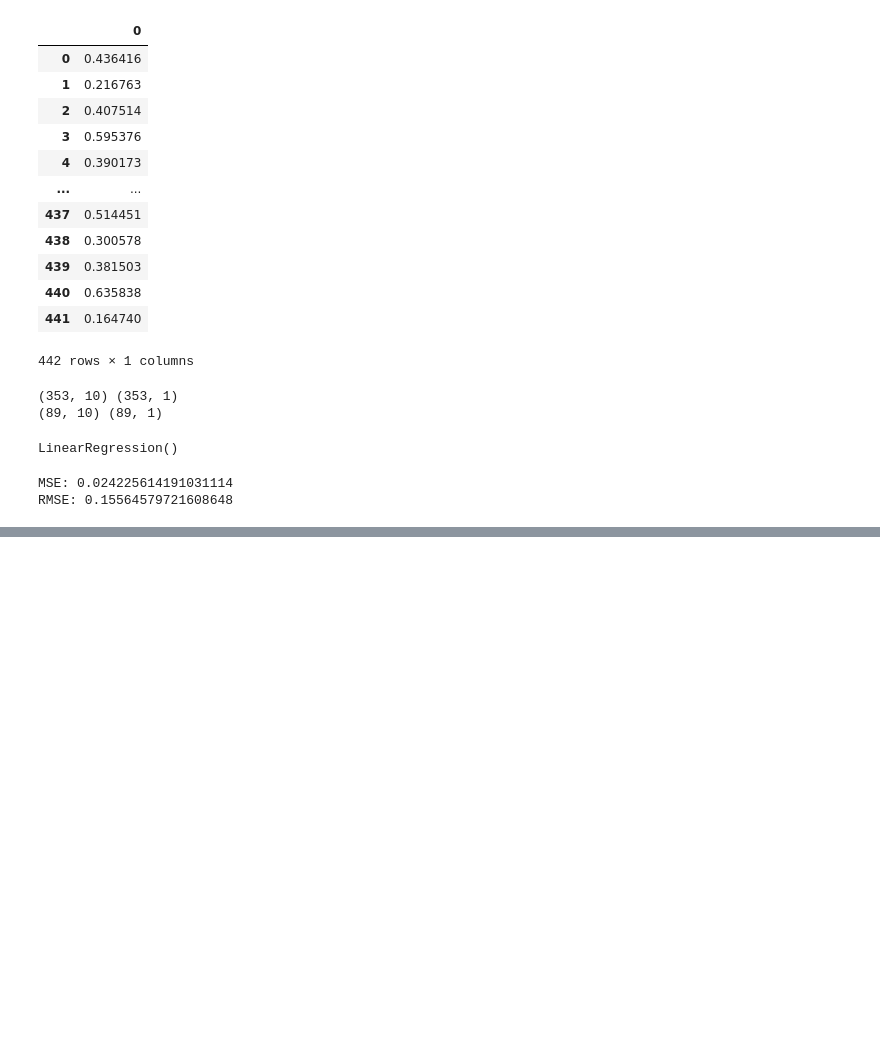
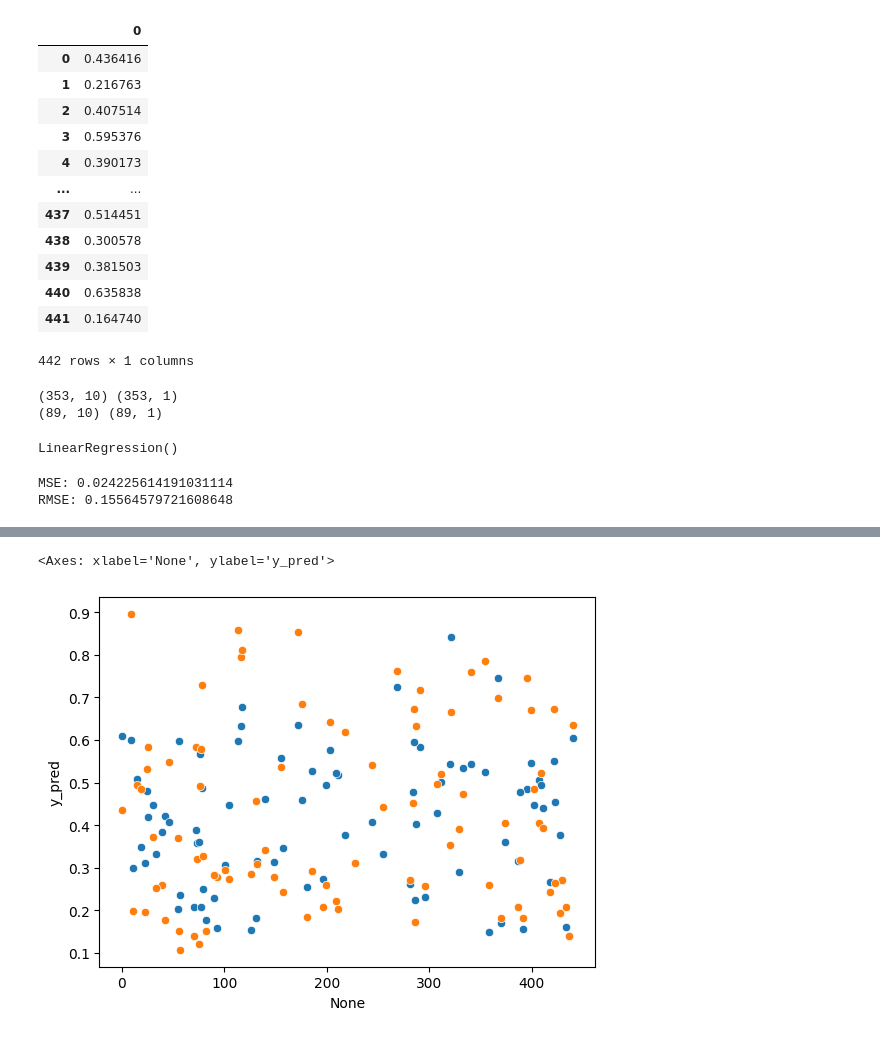
Before and after one commit to Suho0314/AIFFEL_quest_rs, a Jupyter notebook: Exploration/Ex01/project1.ipynb, the cells around one changed output, grey strips where cells are left out. Saved outputs shown, nothing was run; the diff lists cells and outputs as text; code cells hidden in the pictures; blank space fills up the shorter version.

```diff
--- a/Exploration/Ex01/project1.ipynb
+++ b/Exploration/Ex01/project1.ipynb
@@ -76,0 +83,4 @@ RMSE: 0.15564579721608648
+# %%
+y_test_pred = y_test.copy()
+y_test_pred["y_pred"] = y_pred
+y_test_pred
@@ -76,0 +101,3 @@ RMSE: 0.15564579721608648
+# %%
+y_test_pred.rename(columns={0 : "y_test"}, inplace=True)
+y_test_pred
@@ -76,0 +118,3 @@ RMSE: 0.15564579721608648
+# %%
+x = y_test_pred.index
+x
@@ -76,0 +130,6 @@ RMSE: 0.15564579721608648
+# %%
+sns.scatterplot(data=y_test_pred, x=x, y="y_pred")
+sns.scatterplot(data=y_test_pred, x=x, y="y_test")
+# %% [output]
+<Axes: xlabel='None', ylabel='y_pred'>
+[figure, added]
```
Also changed, not shown: parts of 5 cells of this notebook, 1 other file.
